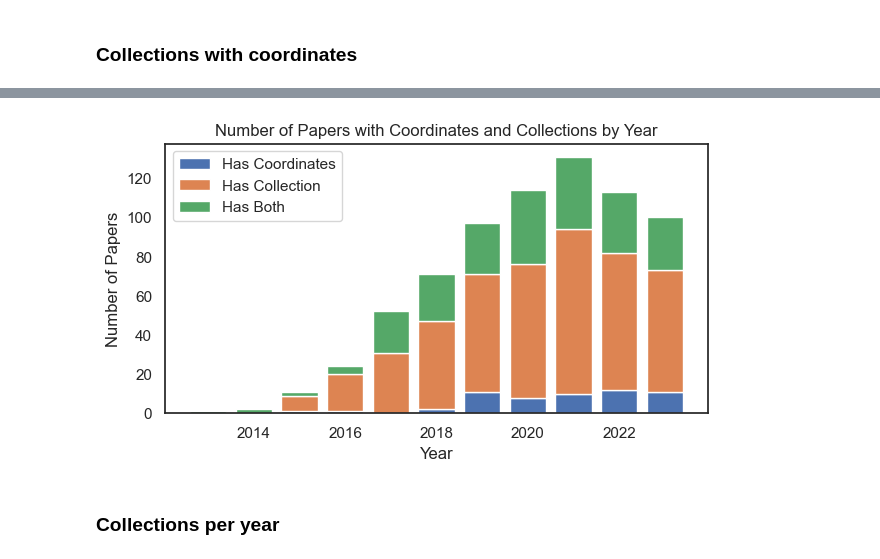
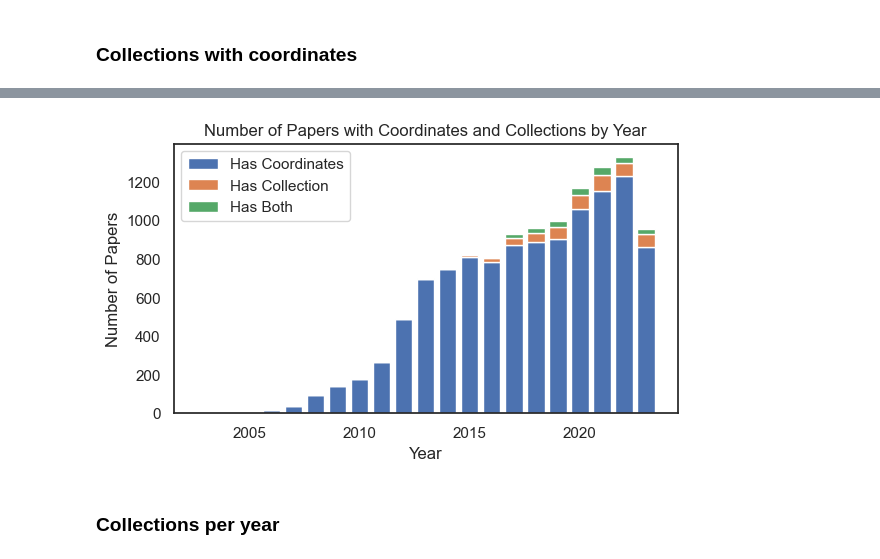
Before and after one commit to NBCLab/large-scale-ibma, a Jupyter notebook: figures/neurovault_data.ipynb, the cells around one changed output, grey strips where cells are left out. Drawn from its saved outputs; the diff is of its cells as text; code cells hidden in the pictures.

```diff
--- a/figures/neurovault_data.ipynb
+++ b/figures/neurovault_data.ipynb
@@ -148,5 +157,7 @@ pmid_text = pd.read_csv(op.join(data_dir, "pmid_text.csv"))
 # %% [markdown]
 ### Collections with coordinates
 # %%
-coordinates, metadata, neurovault = _join_pubget_queries(pubget_dir, [query_neurovault])
+coordinates, metadata, neurovault = _join_pubget_queries(
+    pubget_dir, [query_neurovault, query_extensive]
+)
 # %%
@@ -174,30 +184,44 @@ nv_coordinate_counts = nv_coordinate_counts[nv_coordinate_counts["publication_ye
 # %%
-df_counts = nv_coordinate_counts.groupby('publication_year').size().reset_index(name='counts')
+df_counts = nv_coordinate_counts.groupby("publication_year").size().reset_index(name="counts")
 
 # Separate the counts into two columns based on whether the row has a coordinate or a collection
-df_counts['has_only_coordinates'] = nv_coordinate_counts.groupby('publication_year')['has_only_coordinates'].sum().values
-df_counts['has_only_collection'] = nv_coordinate_counts.groupby('publication_year')['has_only_collection'].sum().values
-df_counts['has_both'] = nv_coordinate_counts.groupby('publication_year')['has_both'].sum().values
+df_counts["has_only_coordinates"] = (
+    nv_coordinate_counts.groupby("publication_year")["has_only_coordinates"].sum().values
+)
+df_counts["has_only_collection"] = (
+    nv_coordinate_counts.groupby("publication_year")["has_only_collection"].sum().values
+)
+df_counts["has_both"] = nv_coordinate_counts.groupby("publication_year")["has_both"].sum().values
 
 # Set the figure size and create a bar plot
 height = 3.5
-width = (df_counts.shape[0] + 3)/2
+width = 6.5
 fig, ax = plt.subplots(1, 1)
 fig.set_size_inches(width, height)
 
-plt.bar(df_counts['publication_year'], df_counts['has_only_coordinates'], label='Has Coordinates')
-plt.bar(df_counts['publication_year'], df_counts['has_only_collection'], bottom=df_counts['has_only_coordinates'], label='Has Collection')
-plt.bar(df_counts['publication_year'], df_counts['has_both'], bottom=df_counts['has_only_collection']+df_counts['has_only_coordinates'], label='Has Both')
+plt.bar(df_counts["publication_year"], df_counts["has_only_coordinates"], label="Has Coordinates")
+plt.bar(
+    df_counts["publication_year"],
+    df_counts["has_only_collection"],
+    bottom=df_counts["has_only_coordinates"],
+    label="Has Collection",
+)
+plt.bar(
+    df_counts["publication_year"],
+    df_counts["has_both"],
+    bottom=df_counts["has_only_collection"] + df_counts["has_only_coordinates"],
+    label="Has Both",
+)
 
 # Add labels and titles
-plt.xlabel('Year')
-plt.ylabel('Number of Papers')
-plt.title('Number of Papers with Coordinates and Collections by Year')
+plt.xlabel("Year")
+plt.ylabel("Number of Papers")
+plt.title("Number of Papers with Coordinates and Collections by Year")
 plt.legend()
-fig.savefig(op.join(fig_dir, "00_coords_and_coll_by_year.png"), bbox_inches='tight', dpi=DPI)
+fig.savefig(op.join(fig_dir, "00_coords_and_coll_by_year.png"), bbox_inches="tight", dpi=DPI)
 plt.show()
 # %% [output]
-[figure, old version]
+[figure, new version]
 # %% [markdown]
 ### Collections per year
 # %%
```
Also changed, not shown: parts of 32 cells of this notebook.
